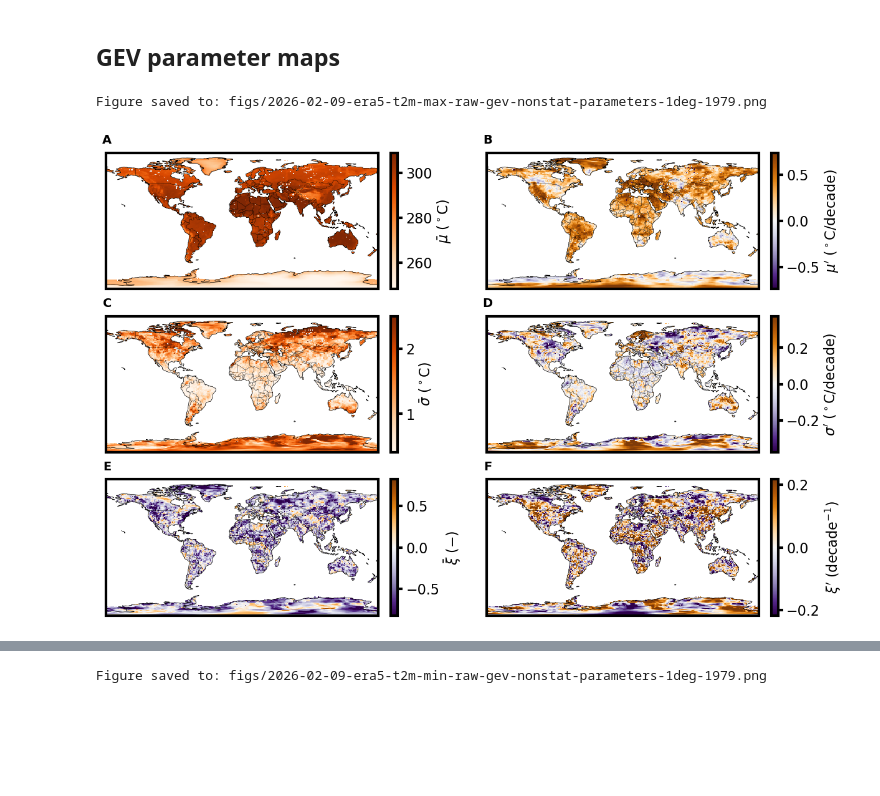
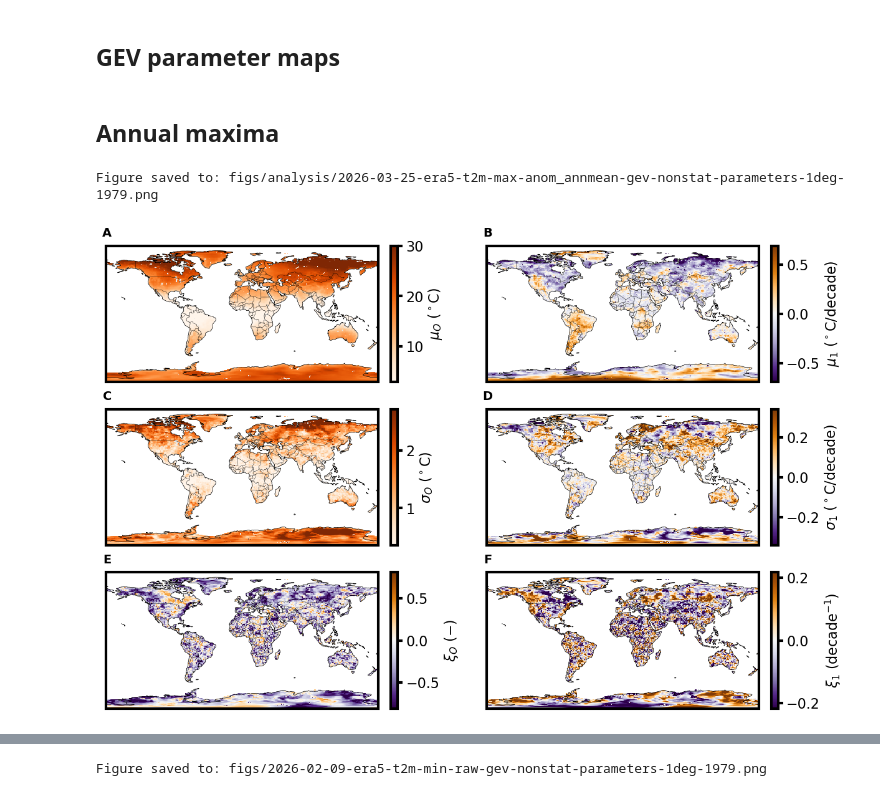
Before and after one commit to adam-bauer-34/gev-heat-waves, a Jupyter notebook: viz_nonstat_era5_gev_analysis.ipynb, the cells around one changed output, grey strips where cells are left out. Cells and saved outputs as stored; diff of their text form; code cells hidden in the pictures; blank space fills up the shorter version.

```diff
--- a/viz_nonstat_era5_gev_analysis.ipynb
+++ b/viz_nonstat_era5_gev_analysis.ipynb
@@ -9,19 +9,19 @@ import numpy as np
 import xarray as xr
 import pandas as pd
 import matplotlib.pyplot as plt
-import matplotlib.transforms as mtransforms
-import xesmf as xe
 import cartopy.crs as ccrs
 import cartopy.feature as cfeature
 
-from scipy.stats import genextreme, describe
+from config import DATA_ROOT
 
-from config import DATA_ROOT
-from src.utils import compute_ecdf
+# import custom stuff
+from src.plotting_presets import get_presets
 
 # import custom stuff
 from ambpy.plotutils import make_figure_filename
-plt.style.use('ambpy')
+
+presets, _ = get_presets(markers=False)
+plt.rcParams.update(presets)
 
 # set random attributes
 np.random.seed(4)
@@ -127,14 +127,16 @@ def plot_nonstat_gev_parameters(ds, anom_type, vars, suptitle=None, save_fig=Tru
         plt.savefig(fname, dpi=300, bbox_inches="tight")
         print(f'Figure saved to: {fname}')
     plt.show()
+# %% [markdown]
+## Annual maxima
 # %%
-anom_type = 'raw'
+anom_type = 'anom_annmean'
 # %%
 plot_nonstat_gev_parameters(ds_max, anom_type=anom_type,
-                            vars=[r'$\bar{\mu}$ ($^\circ$C)', r"$\mu'$ ($^\circ$C/decade)",
-                                  r'$\bar{\sigma}$ ($^\circ$C)', r"$\sigma'$ ($^\circ$C/decade)",
-                                  r'$\bar{\xi}$ ($-$)', r"$\xi'$ (decade$^{-1}$)"],
-                                    filename_args=[f'era5-t2m-max-{anom_type}-gev-nonstat-parameters-{GRID}-{TMIN}', 'png', 'figs'])
+                            vars=[r'$\mu_O$ ($^\circ$C)', r'$\mu_1$ ($^\circ$C/decade)',
+                                  r'$\sigma_O$ ($^\circ$C)', r'$\sigma_1$ ($^\circ$C/decade)',
+                                  r'$\xi_O$ ($-$)', r'$\xi_1$ (decade$^{-1}$)'],
+                                    filename_args=[f'era5-t2m-max-{anom_type}-gev-nonstat-parameters-{GRID}-{TMIN}', 'png', 'figs/analysis'])
 # %% [output]
-Figure saved to: figs/2026-02-09-era5-t2m-max-raw-gev-nonstat-parameters-1deg-1979.png
+Figure saved to: figs/analysis/2026-03-25-era5-t2m-max-anom_annmean-gev-nonstat-parameters-1deg-1979.png
-[figure, old version]
+[figure, new version]
```
Also changed, not shown: parts of 3 cells of this notebook, 13 other files.
